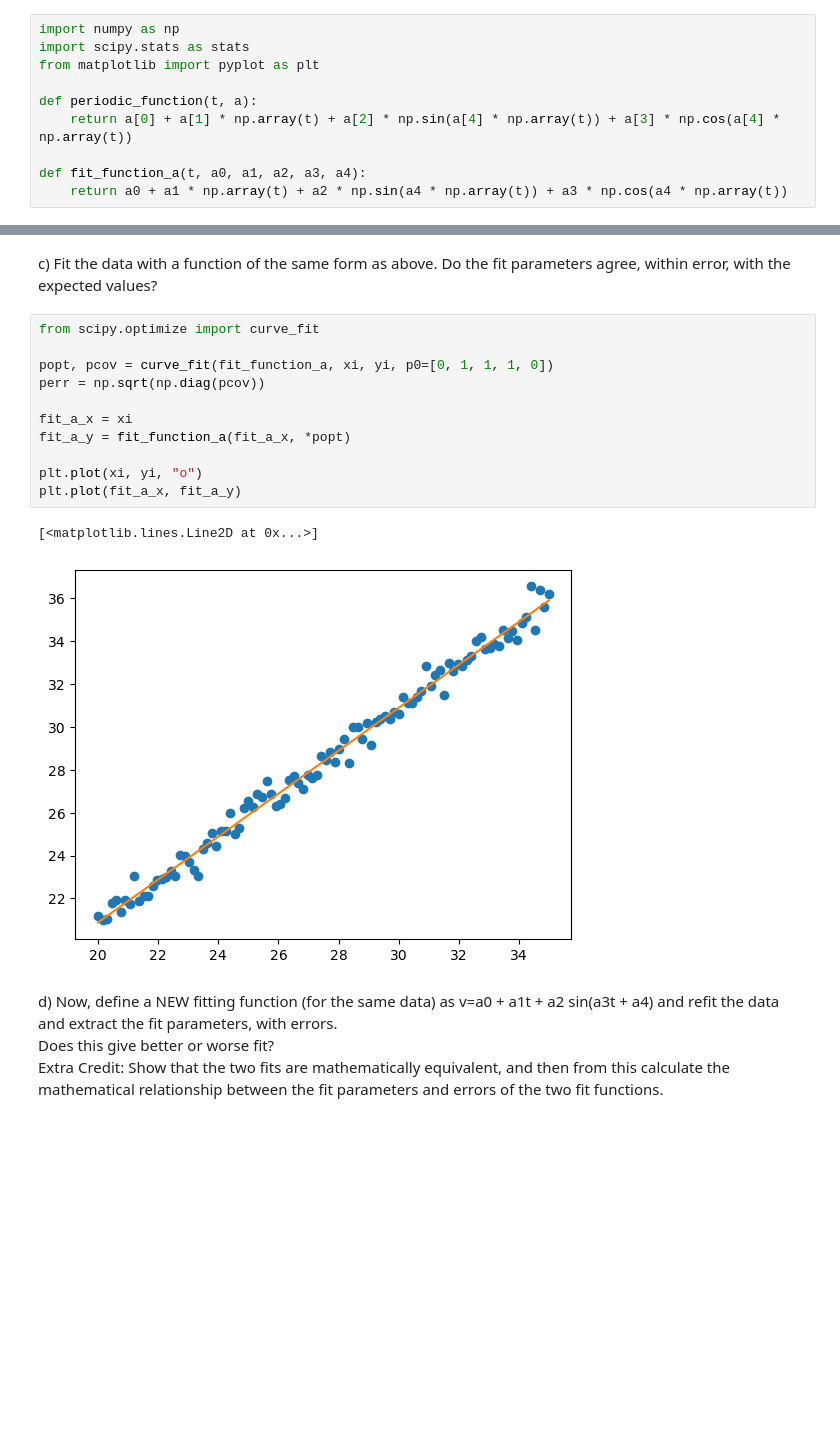
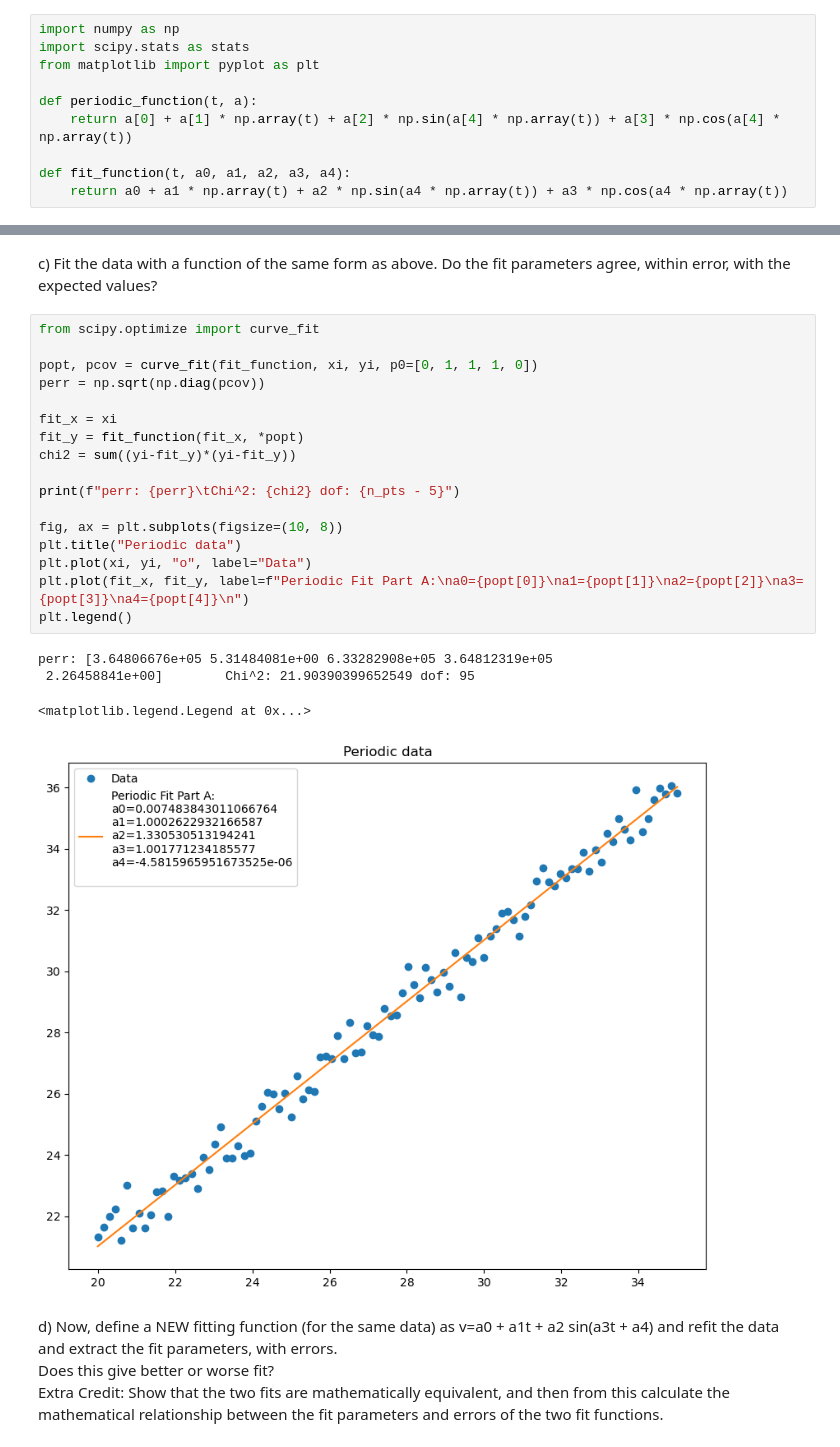
Before and after one commit to alawton42/phys541AudreyLawton, a Jupyter notebook: Assignment 1/Fitting_of_Periodic_Data.ipynb, the cells around one changed output, grey strips where cells are left out. Saved outputs shown, nothing was run; the diff lists cells and outputs as text; blank space fills up the shorter version.

```diff
--- a/Assignment 1/Fitting_of_Periodic_Data.ipynb
+++ b/Assignment 1/Fitting_of_Periodic_Data.ipynb
@@ -12,7 +12,7 @@ from matplotlib import pyplot as plt
 def periodic_function(t, a):
     return a[0] + a[1] * np.array(t) + a[2] * np.sin(a[4] * np.array(t)) + a[3] * np.cos(a[4] * np.array(t))
 
-def fit_function_a(t, a0, a1, a2, a3, a4):
+def fit_function(t, a0, a1, a2, a3, a4):
     return a0 + a1 * np.array(t) + a2 * np.sin(a4 * np.array(t)) + a3 * np.cos(a4 * np.array(t))
 # %% [markdown]
 b)	Setting a0=0, a1=1, a2=1, a3=1 and a4=0, simulate a dataset from times t=20 to t = 35, containing 100 points with Gaussian errors with uncertainty 0.5
@@ -38,17 +39,25 @@ c)	 Fit the data with a function of the same form as above.  Do the fit paramete
 # %%
 from scipy.optimize import curve_fit
 
-popt, pcov = curve_fit(fit_function_a, xi, yi, p0=[0, 1, 1, 1, 0])
+popt, pcov = curve_fit(fit_function, xi, yi, p0=[0, 1, 1, 1, 0])
 perr = np.sqrt(np.diag(pcov))
 
-fit_a_x = xi
-fit_a_y = fit_function_a(fit_a_x, *popt)
+fit_x = xi
+fit_y = fit_function(fit_x, *popt)
+chi2 = sum((yi-fit_y)*(yi-fit_y))
 
-plt.plot(xi, yi, "o")
-plt.plot(fit_a_x, fit_a_y)
+print(f"perr: {perr}\tChi^2: {chi2} dof: {n_pts - 5}")
+
+fig, ax = plt.subplots(figsize=(10, 8))
+plt.title("Periodic data")
+plt.plot(xi, yi, "o", label="Data")
+plt.plot(fit_x, fit_y, label=f"Periodic Fit Part A:\na0={popt[0]}\na1={popt[1]}\na2={popt[2]}\na3={popt[3]}\na4={popt[4]}\n")
+plt.legend()
 # %% [output]
-[<matplotlib.lines.Line2D at 0x...>]
+perr: [3.64806676e+05 5.31484081e+00 6.33282908e+05 3.64812319e+05
+ 2.26458841e+00]        Chi^2: 21.90390399652549 dof: 95
+<matplotlib.legend.Legend at 0x...>
-[figure, old version]
+[figure, new version]
 # %% [markdown]
 d)	Now, define a NEW fitting function (for the same data) as
         v=a0 + a1t + a2 sin(a3t + a4)
```
Also changed, not shown: parts of 5 cells of this notebook, 2 other files.
